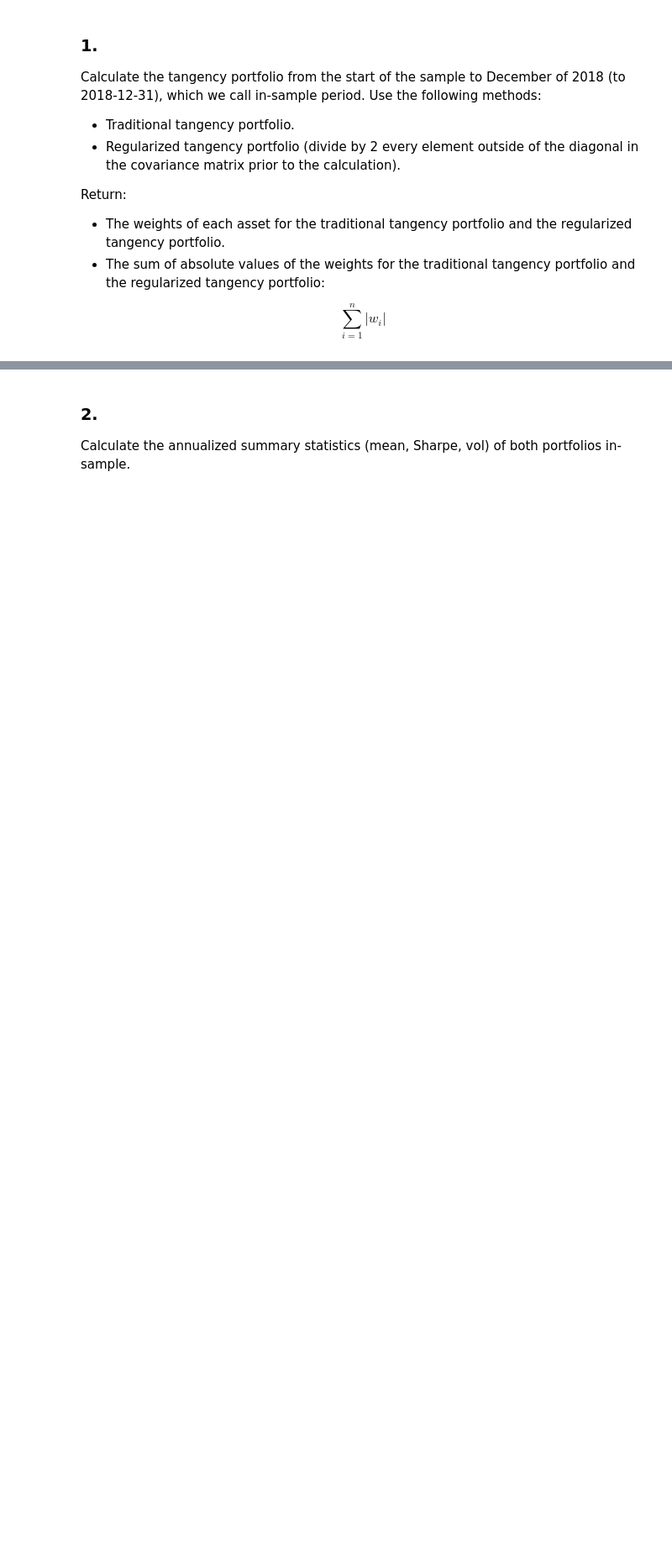
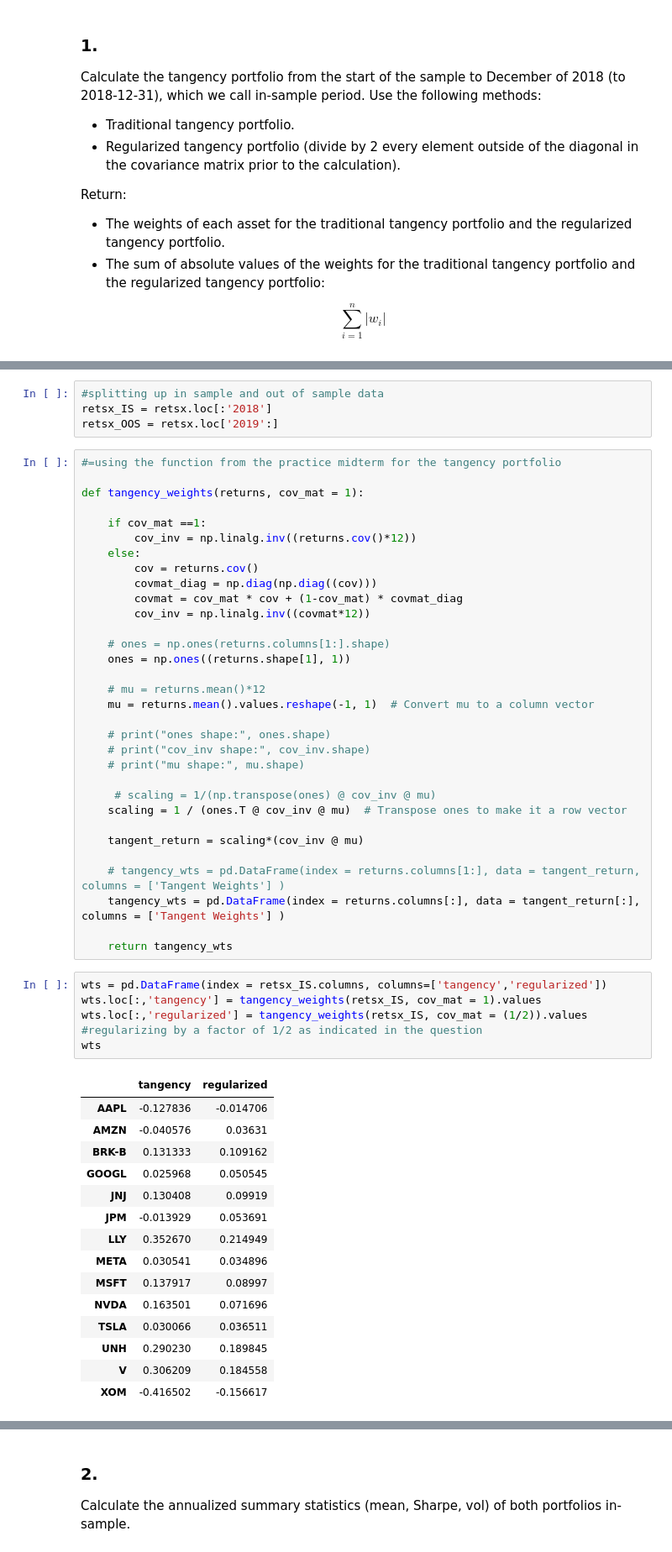
Before and after one commit to ekopen/finm-portfolio-2024, a Jupyter notebook: exams/Midterm 1.ipynb, the cells around one changed output, grey strips where cells are left out. Shown at 84% size. Drawn from its saved outputs; the diff is of its cells as text; blank space fills up the shorter version.

Commit message:
mt1 question 1

```diff
--- a/exams/Midterm 1.ipynb
+++ b/exams/Midterm 1.ipynb
@@ -107,0 +137,57 @@ $$
+# %%
+#splitting up in sample and out of sample data
+retsx_IS = retsx.loc[:'2018']
+retsx_OOS = retsx.loc['2019':]
+# %%
+#=using the function from the practice midterm for the tangency portfolio
+
+def tangency_weights(returns, cov_mat = 1):
+
+    if cov_mat ==1:
+        cov_inv = np.linalg.inv((returns.cov()*12))
+    else:
+        cov = returns.cov()
+        covmat_diag = np.diag(np.diag((cov)))
+        covmat = cov_mat * cov + (1-cov_mat) * covmat_diag
+        cov_inv = np.linalg.inv((covmat*12))
+
+    # ones = np.ones(returns.columns[1:].shape)
+    ones = np.ones((returns.shape[1], 1))
+
+    # mu = returns.mean()*12
+    mu = returns.mean().values.reshape(-1, 1)  # Convert mu to a column vector
+
+    # print("ones shape:", ones.shape)
+    # print("cov_inv shape:", cov_inv.shape)
+    # print("mu shape:", mu.shape)
+
+     # scaling = 1/(np.transpose(ones) @ cov_inv @ mu)
+    scaling = 1 / (ones.T @ cov_inv @ mu)  # Transpose ones to make it a row vector
+
+    tangent_return = scaling*(cov_inv @ mu)
+
+    # tangency_wts = pd.DataFrame(index = returns.columns[1:], data = tangent_return, columns = ['Tangent Weights'] )
+    tangency_wts = pd.DataFrame(index = returns.columns[:], data = tangent_return[:], columns = ['Tangent Weights'] )
+
+    return tangency_wts
+# %%
+wts = pd.DataFrame(index = retsx_IS.columns, columns=['tangency','regularized'])
+wts.loc[:,'tangency'] = tangency_weights(retsx_IS, cov_mat = 1).values
+wts.loc[:,'regularized'] = tangency_weights(retsx_IS, cov_mat = (1/2)).values #regularizing by a factor of 1/2 as indicated in the question
+wts
+# %% [output]
+|  | tangency | regularized |
+| AAPL | -0.127836 | -0.014706 |
+| AMZN | -0.040576 | 0.03631 |
+| BRK-B | 0.131333 | 0.109162 |
+| GOOGL | 0.025968 | 0.050545 |
+| JNJ | 0.130408 | 0.09919 |
+| JPM | -0.013929 | 0.053691 |
+| LLY | 0.352670 | 0.214949 |
+| META | 0.030541 | 0.034896 |
+| MSFT | 0.137917 | 0.08997 |
+| NVDA | 0.163501 | 0.071696 |
+| TSLA | 0.030066 | 0.036511 |
+| UNH | 0.290230 | 0.189845 |
+| V | 0.306209 | 0.184558 |
+| XOM | -0.416502 | -0.156617 |
```
Also changed, not shown: parts of 8 cells of this notebook.
